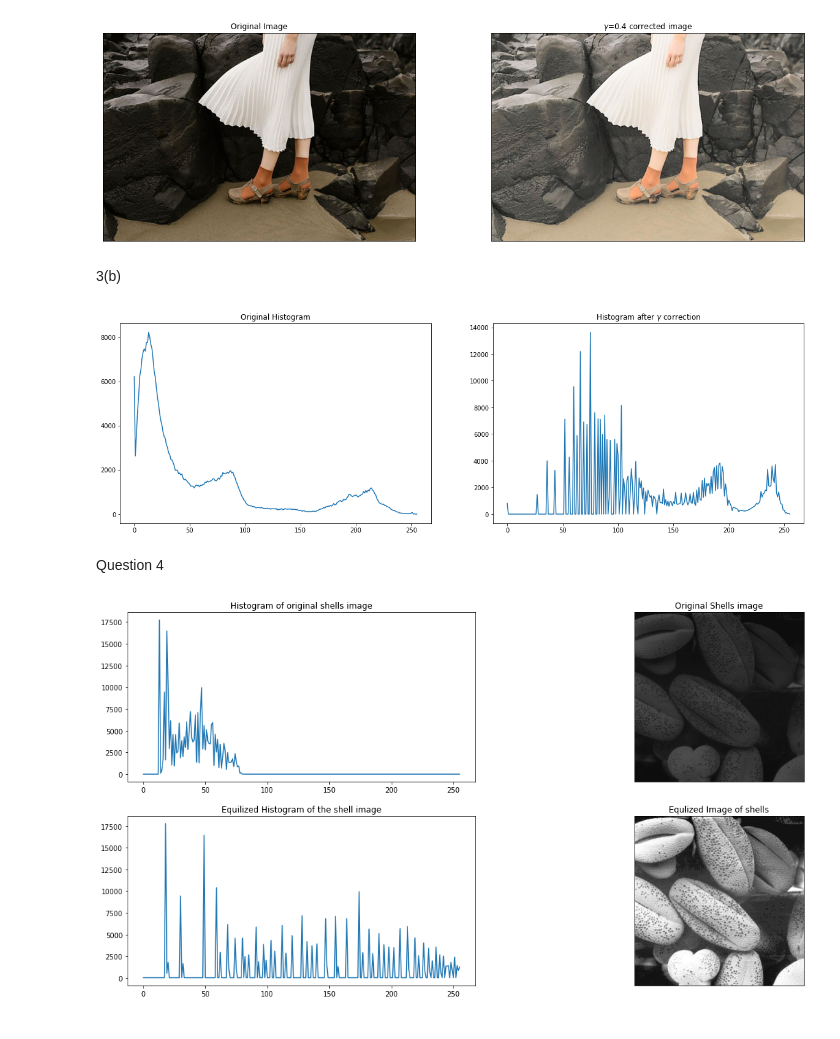
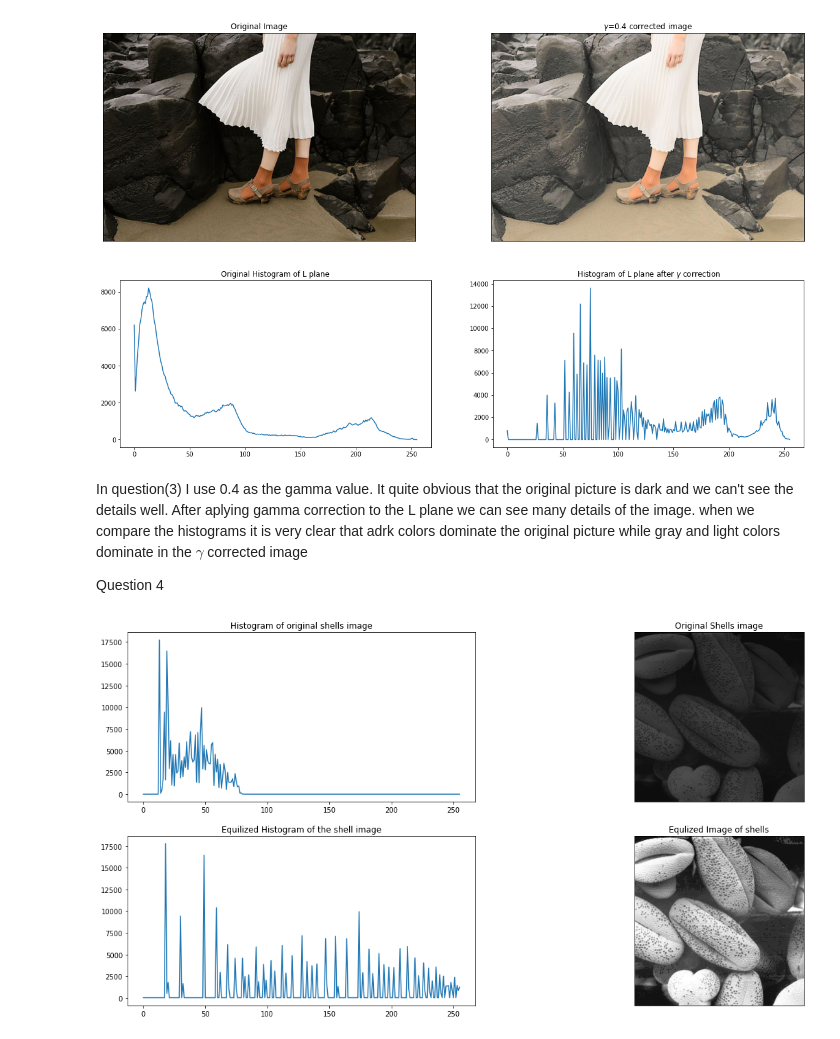
Before and after one commit to Dinuka-1999/Assignment, a Jupyter notebook: Assignment-1.ipynb, the cells around one changed output. Cells and saved outputs as stored; diff of their text form; code cells hidden in the pictures.

Commit message:
Added the comparisons for each question instead of 7

```diff
--- a/Assignment-1.ipynb
+++ b/Assignment-1.ipynb
@@ -116,21 +98,22 @@ ax[1].set_title("${\gamma}$=0.4 corrected image")
 plt.show()
 # %% [output]
 [figure]
-# %% [markdown]
-3(b)
 # %%
+# 3(b)
 hist_gamma_img=cv.calcHist([gamma_img],[0],None,[256],[0,255])
 hist_new_gamma=cv.calcHist([new_gamma_img],[0],None,[256],[0,255])
-fig,ax=plt.subplots(1,2,figsize=(20,6))
+fig,ax=plt.subplots(1,2,figsize=(20,5))
 ax[0].plot(hist_gamma_img)
-ax[0].set_title("Original Histogram")
+ax[0].set_title("Original Histogram of L plane")
 ax[1].plot(hist_new_gamma)
-ax[1].set_title("Histogram after ${\gamma}$ correction")
+ax[1].set_title("Histogram of L plane after ${\gamma}$ correction")
 plt.show()
 # %% [output]
-[figure, old version]
+[figure, new version]
-# %% [markdown]
-Question 4
+# %% [markdown]
+In question(3) I use 0.4 as the gamma value. It quite obvious that the original picture is dark and we can't see the details well. After aplying gamma correction to the L plane we can see many details of the image. when we compare the histograms it is very clear that adrk colors dominate the original picture while gray and light colors dominate in the ${\gamma}$ corrected image
+
+Question 4
 # %%
 def plot_histograms(image):
     shell_img=cv.imread(image,cv.IMREAD_GRAYSCALE)
```
Also changed, not shown: parts of 24 cells of this notebook.
